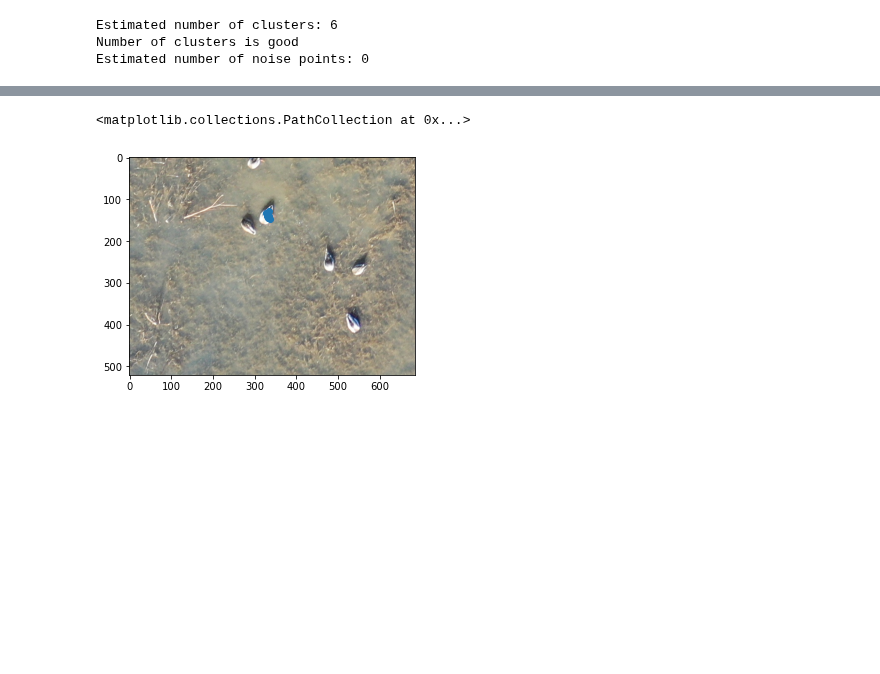
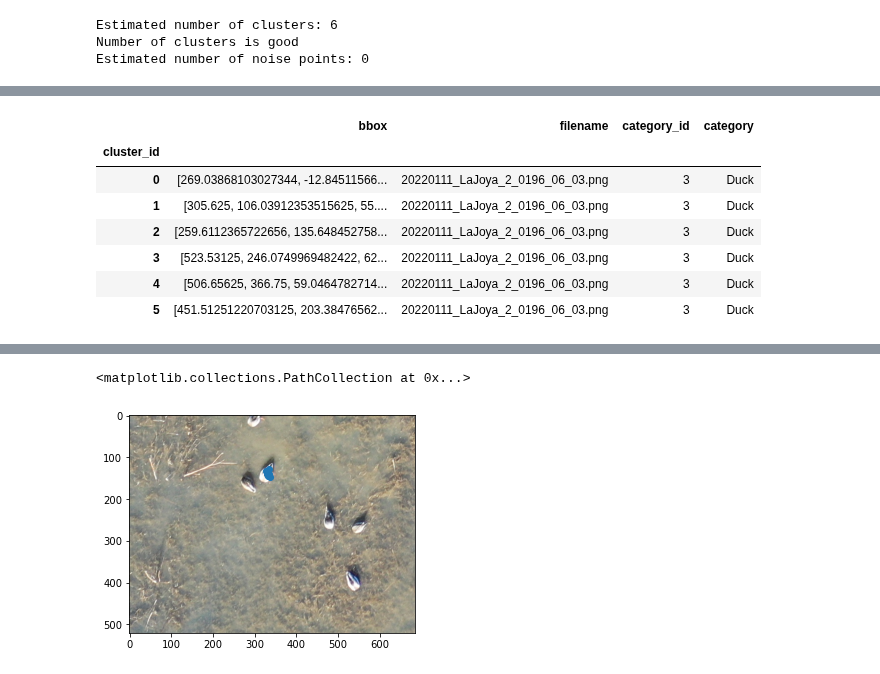
Before and after one commit to rowanoaktree/AggregationScripts, a Jupyter notebook: Scratch/Cluster.ipynb, the cells around one changed output, grey strips where cells are left out. Drawn from its saved outputs; the diff is of its cells as text; code cells hidden in the pictures; blank space fills up the shorter version.

```diff
--- a/Scratch/Cluster.ipynb
+++ b/Scratch/Cluster.ipynb
@@ -137,0 +167,29 @@ AttributeError: 'SeriesGroupBy' object has no attribute 'mode'
+# %%
+#CREATE REFINED DATASET:
+
+#Define this at an earlier step-- dictionary of category values
+categories = {1: "Crane", 2: 'Goose', 3:'Duck'}
+
+#Derive median bounding box
+refined = df.groupby("cluster_id")['x','y','w','h'].agg(pd.Series.median)
+refined.reset_index("cluster_id")
+#Make median bounding box into its own column in list form
+refined['bbox']= refined.values.tolist()
+#Derive plurality vote of class ID
+mode_class = df.groupby("cluster_id")["filename",'category_id'].agg(pd.Series.mode)
+m = mode_class.reset_index("cluster_id")
+#Join the refined results together
+refined_id = pd.merge(refined, mode_class, left_on="cluster_id", right_on="cluster_id")
+#Add back a column with category name to the refined results (optional)
+refined_id['category'] = refined_id["category_id"].map(categories)
+refined_id = refined_id.drop(columns=['x','y','w','h'])
+refined_id
+# %% [output]
+|  | bbox | filename | category_id | category |
+| cluster_id |  |  |  |  |
+| 0 | [269.03868103027344, -12.84511566... | 20220111_LaJoya_2_0196_06_03.png | 3 | Duck |
+| 1 | [305.625, 106.03912353515625, 55.... | 20220111_LaJoya_2_0196_06_03.png | 3 | Duck |
+| 2 | [259.6112365722656, 135.648452758... | 20220111_LaJoya_2_0196_06_03.png | 3 | Duck |
+| 3 | [523.53125, 246.0749969482422, 62... | 20220111_LaJoya_2_0196_06_03.png | 3 | Duck |
+| 4 | [506.65625, 366.75, 59.0464782714... | 20220111_LaJoya_2_0196_06_03.png | 3 | Duck |
+| 5 | [451.51251220703125, 203.38476562... | 20220111_LaJoya_2_0196_06_03.png | 3 | Duck |
```
Also changed, not shown: parts of 7 cells of this notebook.
